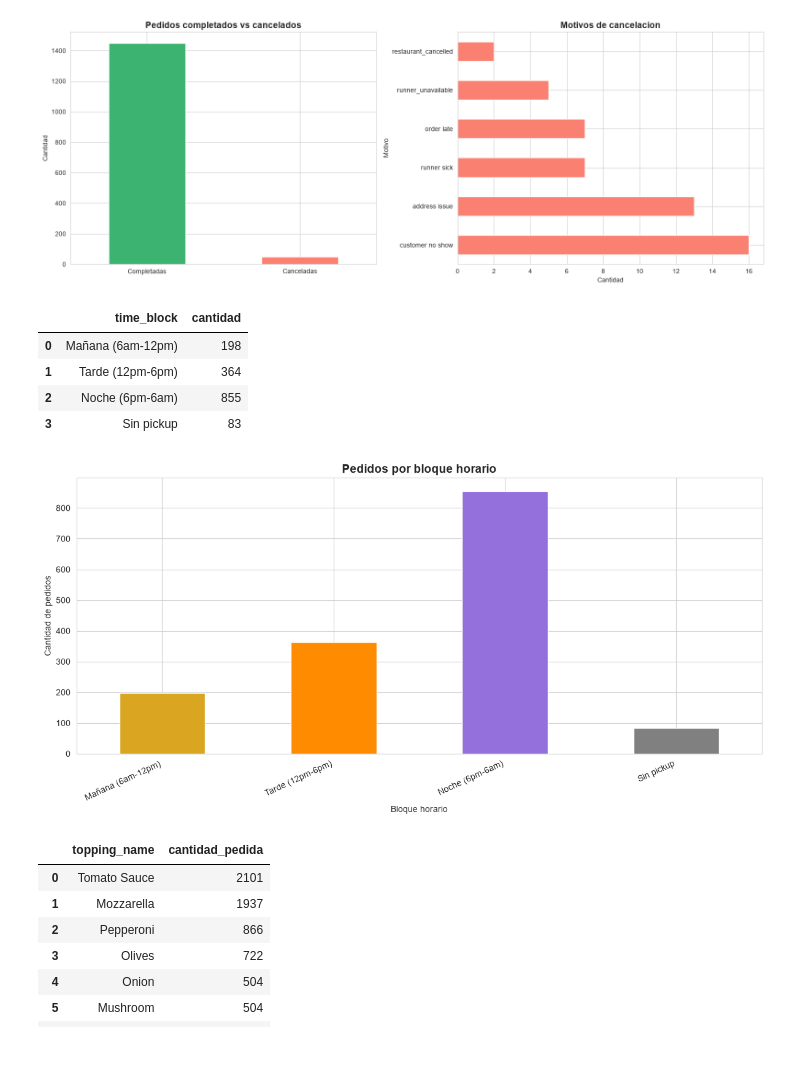
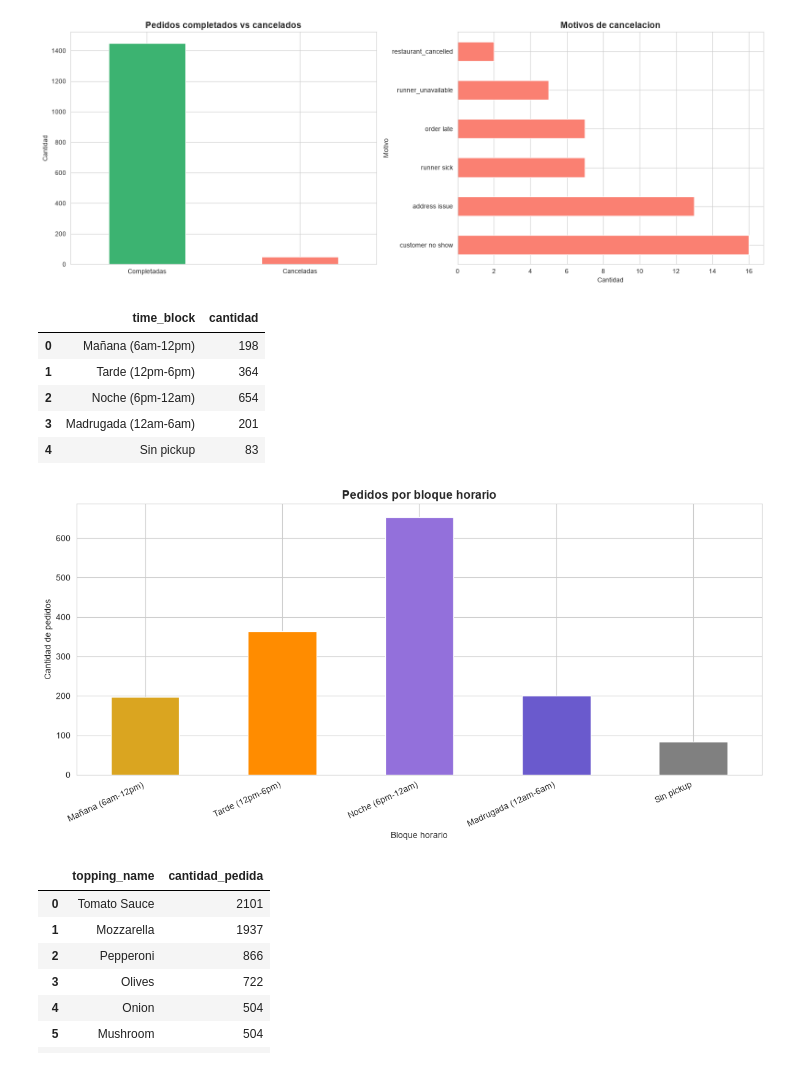
Before and after one commit to GJLG0501/Inteligencia-artificial-avanzada, a Jupyter notebook: BIG DATA/DaniPizza/DaniPizza.ipynb, the cells around one changed output. Drawn from its saved outputs; the diff is of its cells as text; code cells hidden in the pictures.

```diff
--- a/BIG DATA/DaniPizza/DaniPizza.ipynb
+++ b/BIG DATA/DaniPizza/DaniPizza.ipynb
@@ -235,7 +235,9 @@ def assign_time_block(pickup_time):
         return "Mañana (6am-12pm)"
     if 12 <= hour < 18:
         return "Tarde (12pm-6pm)"
-    return "Noche (6pm-6am)"
+    if 18 <= hour < 24:
+        return "Noche (6pm-12am)"
+    return "Madrugada (12am-6am)"
 
 runner_delivery_details["time_block"] = runner_delivery_details["pickup_time"].apply(assign_time_block)
 
@@ -357,26 +359,27 @@ plt.show()
 [figure]
 # %%
 # Entregas por bloque horario
-time_block_order = ["Mañana (6am-12pm)", "Tarde (12pm-6pm)", "Noche (6pm-6am)", "Sin pickup"]
+time_block_order = ["Mañana (6am-12pm)", "Tarde (12pm-6pm)", "Noche (6pm-12am)", "Madrugada (12am-6am)", "Sin pickup"]
 time_block_counts = runner_delivery_details["time_block"].value_counts().reindex(time_block_order, fill_value=0)
 
 display(time_block_counts.rename_axis("time_block").reset_index(name="cantidad"))
 
 fig, ax = plt.subplots(1, 1, figsize=(12, 6))
-time_block_counts.plot(kind="bar", ax=ax, color=["goldenrod", "darkorange", "mediumpurple", "gray"])
+time_block_counts.plot(kind="bar", ax=ax, color=["goldenrod", "darkorange", "mediumpurple", "slateblue", "gray"])
 ax.set_title("Pedidos por bloque horario", fontsize=14, fontweight="bold")
 ax.set_xlabel("Bloque horario")
 ax.set_ylabel("Cantidad de pedidos")
 plt.xticks(rotation=25, ha="right")
 plt.tight_layout()
 plt.show()
 # %% [output]
 |  | time_block | cantidad |
 | 0 | Mañana (6am-12pm) | 198 |
 | 1 | Tarde (12pm-6pm) | 364 |
-| 2 | Noche (6pm-6am) | 855 |
-| 3 | Sin pickup | 83 |
+| 2 | Noche (6pm-12am) | 654 |
+| 3 | Madrugada (12am-6am) | 201 |
+| 4 | Sin pickup | 83 |
-[figure, old version]
+[figure, new version]
 # %%
 # Top toppings pedidos segun la receta base de cada pizza
 toppings_mas_pedidos = (
```
Also changed, not shown: 3 other files.
